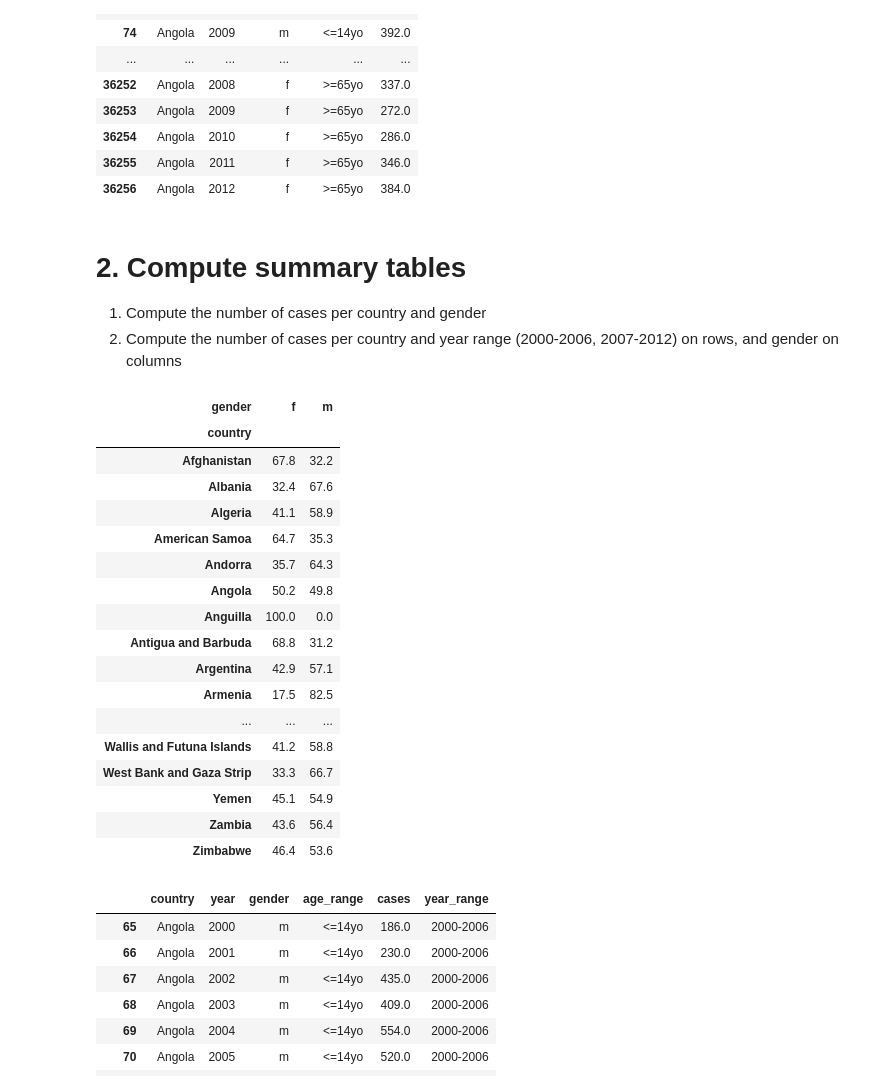
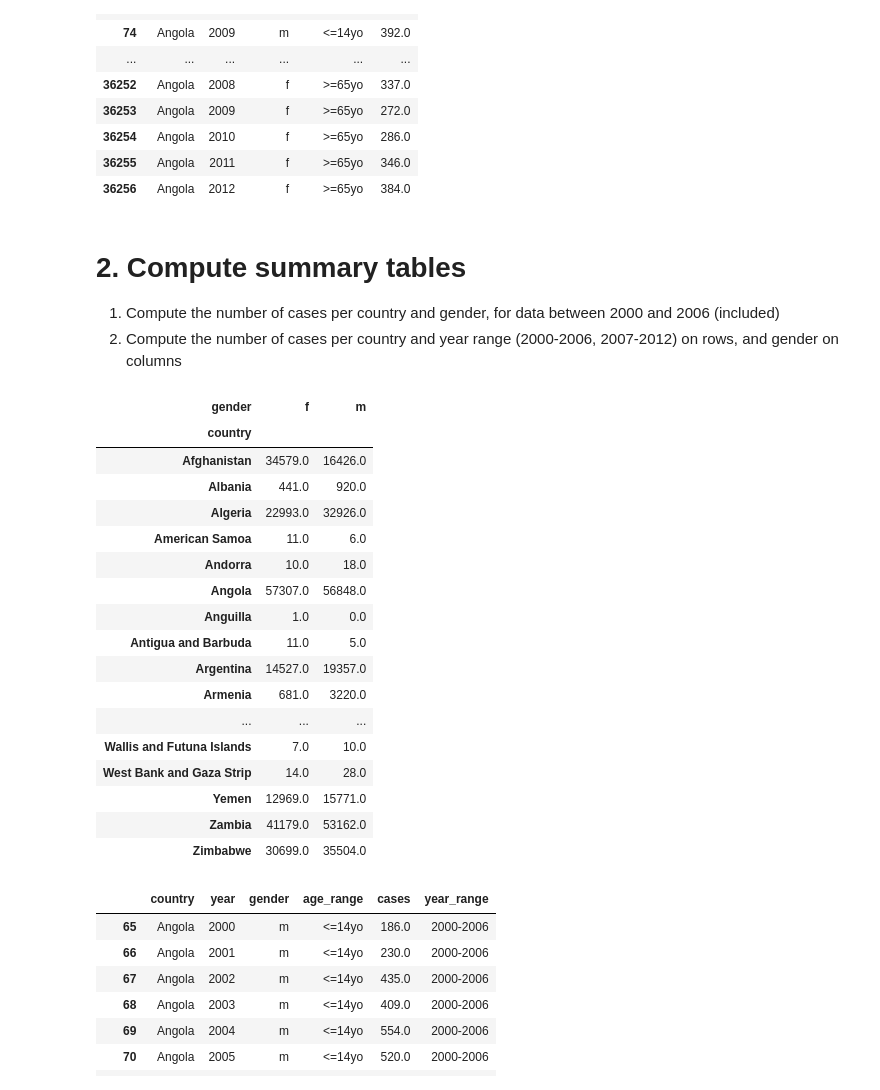
Before and after one commit to victoris93/data_class, a Jupyter notebook: exercises/tabular_tidy_data/tidy_data_solution.ipynb, the cells around one changed output. Drawn from its saved outputs; the diff is of its cells as text; code cells hidden in the pictures.

Commit message:
Improve instructions for tidy data exercise

```diff
--- a/exercises/tabular_tidy_data/tidy_data_solution.ipynb
+++ b/exercises/tabular_tidy_data/tidy_data_solution.ipynb
@@ -118,35 +118,31 @@ tb[tb['country'] == 'Angola']
 # %% [markdown]
 # 2. Compute summary tables
 
-1. Compute the number of cases per country and gender
+1. Compute the number of cases per country and gender, for data between 2000 and 2006 (included)
 2. Compute the number of cases per country and year range (2000-2006, 2007-2012) on rows, and gender on columns
 # %%
 tb_cases_per_gender_2000 = (
     tb[tb['year'].between(2000, 2006)]
     .pivot_table(index='country', columns='gender', values='cases', aggfunc='sum')
 )
-
-total_cases_2000 = tb_cases_per_gender_2000.sum(axis=1)
-
-tb_rate_per_gender_2000 = tb_cases_per_gender_2000.div(total_cases_2000, axis=0)
-tb_rate_per_gender_2000.round(3) * 100
+tb_cases_per_gender_2000
 # %% [output]
 | gender | f | m |
 | country |  |  |
-| Afghanistan | 67.8 | 32.2 |
-| Albania | 32.4 | 67.6 |
-| Algeria | 41.1 | 58.9 |
-| American Samoa | 64.7 | 35.3 |
-| Andorra | 35.7 | 64.3 |
-| Angola | 50.2 | 49.8 |
-| Anguilla | 100.0 | 0.0 |
-| Antigua and Barbuda | 68.8 | 31.2 |
-| Argentina | 42.9 | 57.1 |
-| Armenia | 17.5 | 82.5 |
+| Afghanistan | 34579.0 | 16426.0 |
+| Albania | 441.0 | 920.0 |
+| Algeria | 22993.0 | 32926.0 |
+| American Samoa | 11.0 | 6.0 |
+| Andorra | 10.0 | 18.0 |
+| Angola | 57307.0 | 56848.0 |
+| Anguilla | 1.0 | 0.0 |
+| Antigua and Barbuda | 11.0 | 5.0 |
+| Argentina | 14527.0 | 19357.0 |
+| Armenia | 681.0 | 3220.0 |
 | ... | ... | ... |
-| Wallis and Futuna Islands | 41.2 | 58.8 |
-| West Bank and Gaza Strip | 33.3 | 66.7 |
-| Yemen | 45.1 | 54.9 |
-| Zambia | 43.6 | 56.4 |
-| Zimbabwe | 46.4 | 53.6 |
+| Wallis and Futuna Islands | 7.0 | 10.0 |
+| West Bank and Gaza Strip | 14.0 | 28.0 |
+| Yemen | 12969.0 | 15771.0 |
+| Zambia | 41179.0 | 53162.0 |
+| Zimbabwe | 30699.0 | 35504.0 |
 # %%
```
Also changed, not shown: parts of 3 cells of this notebook, 1 other file.
